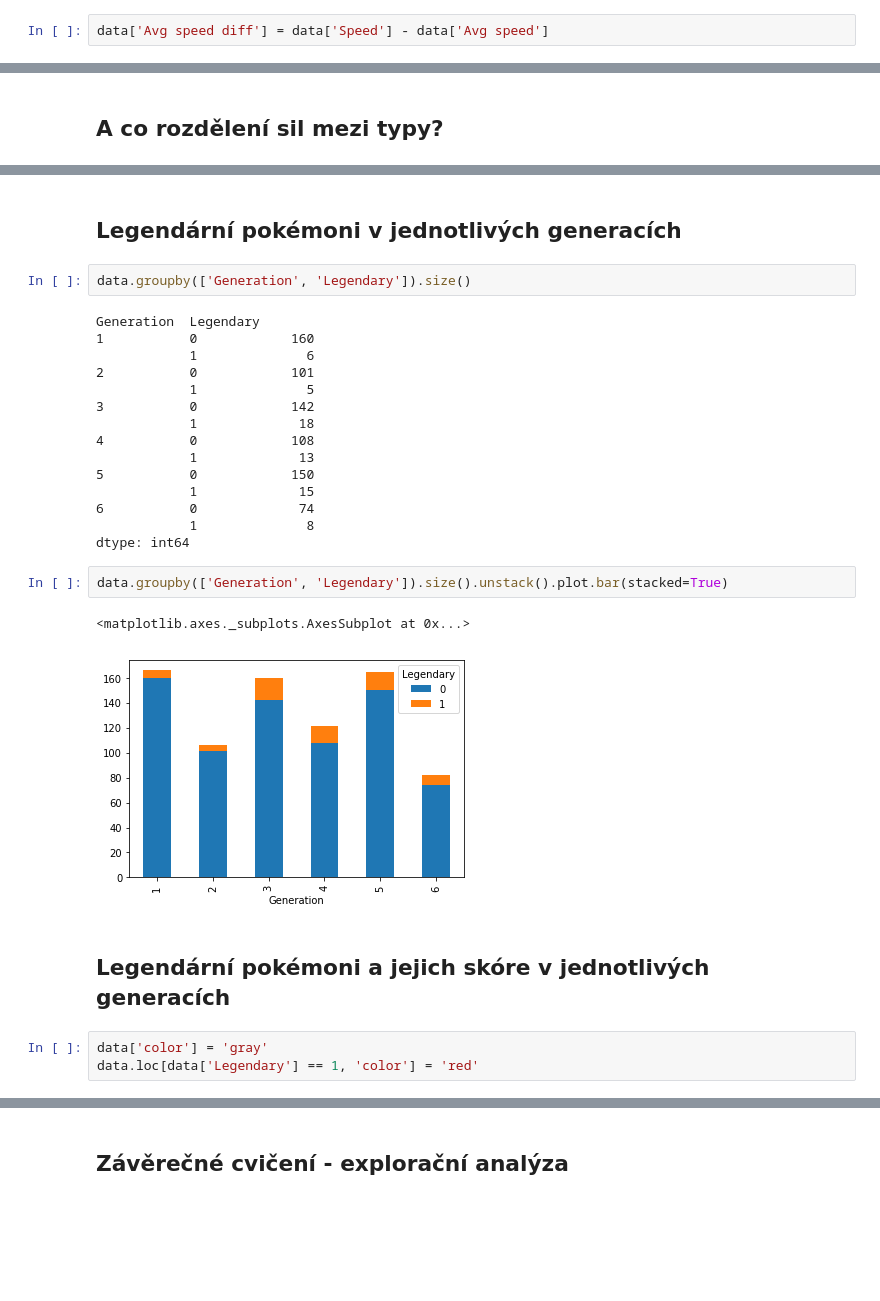
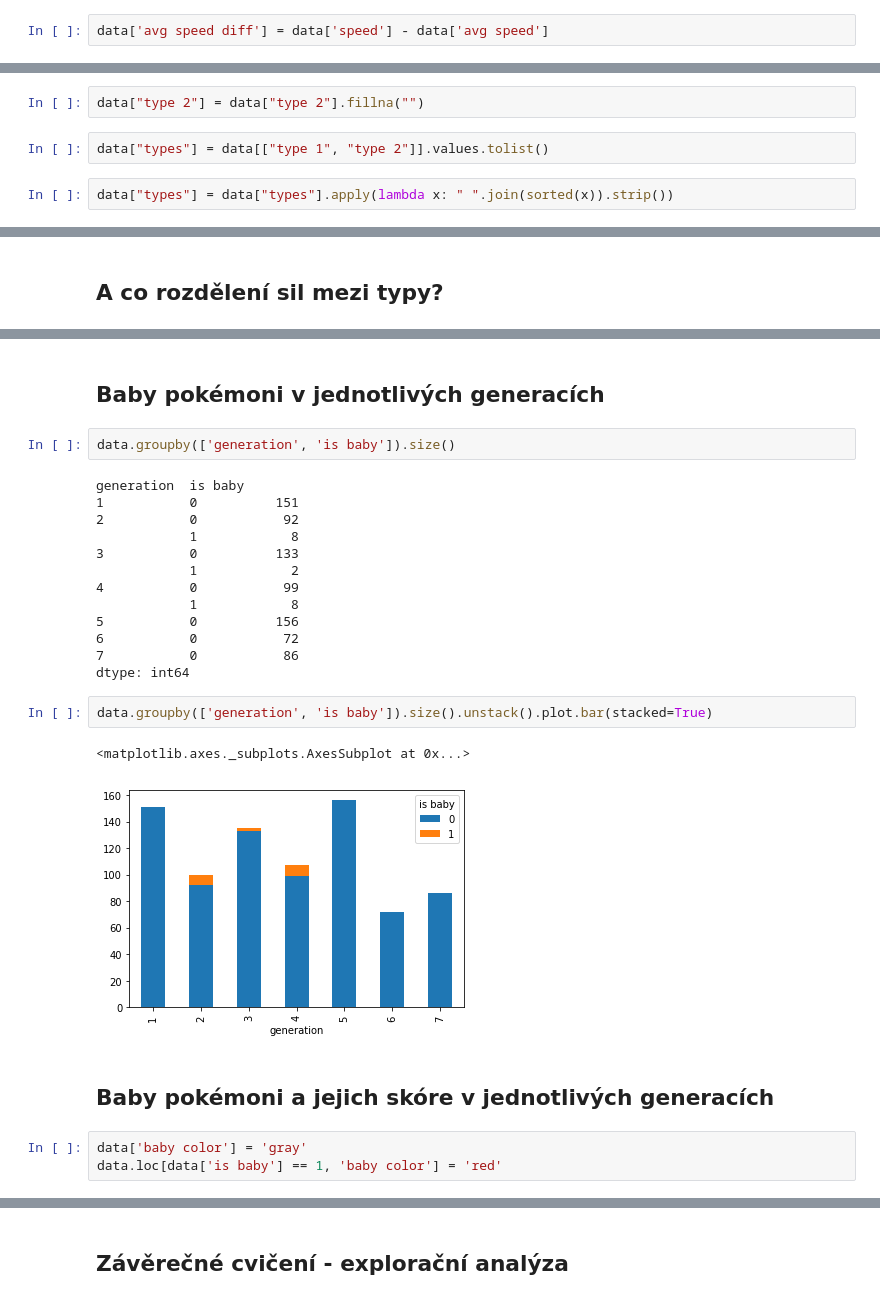
Before and after one commit to frenzymadness/Data_analysis_workshop, a Jupyter notebook: datova analyza.ipynb, the cells around one changed output, grey strips where cells are left out. Drawn from its saved outputs; the diff is of its cells as text; blank space fills up the shorter version.

Commit message:
New version of data analysis

```diff
--- a/datova analyza.ipynb
+++ b/datova analyza.ipynb
@@ -630,5 +513,5 @@ data['Avg speed'] = data['Speed'].mean()
 # %%
-data['Avg speed diff'] = data['Speed'] - data['Avg speed']
+data['avg speed diff'] = data['speed'] - data['avg speed']
 # %%
 data.head()
 # %% [output]
@@ -645,0 +584,6 @@ data.groupby('Generation').mean().plot.bar(y='Avg speed diff')
+# %%
+data["type 2"] = data["type 2"].fillna("")
+# %%
+data["types"] = data[["type 1", "type 2"]].values.tolist()
+# %%
+data["types"] = data["types"].apply(lambda x: " ".join(sorted(x)).strip())
@@ -712,30 +702,28 @@ bez_duplicit.boxplot(column='Total', by='Type 1', rot=90)
 # %% [markdown]
-## Legendární pokémoni v jednotlivých generacích
+## Baby pokémoni v jednotlivých generacích
 # %%
-data.groupby(['Generation', 'Legendary']).size()
+data.groupby(['generation', 'is baby']).size()
 # %% [output]
-Generation  Legendary
-1           0            160
-            1              6
-2           0            101
-            1              5
-3           0            142
-            1             18
-4           0            108
-            1             13
-5           0            150
-            1             15
-6           0             74
-            1              8
+generation  is baby
+1           0          151
+2           0           92
+            1            8
+3           0          133
+            1            2
+4           0           99
+            1            8
+5           0          156
+6           0           72
+7           0           86
 dtype: int64
 # %%
-data.groupby(['Generation', 'Legendary']).size().unstack().plot.bar(stacked=True)
+data.groupby(['generation', 'is baby']).size().unstack().plot.bar(stacked=True)
 # %% [output]
 <matplotlib.axes._subplots.AxesSubplot at 0x...>
-[figure, old version]
+[figure, new version]
 # %% [markdown]
-## Legendární pokémoni a jejich skóre v jednotlivých generacích
+## Baby pokémoni a jejich skóre v jednotlivých generacích
 # %%
-data['color'] = 'gray'
-data.loc[data['Legendary'] == 1, 'color'] = 'red'
+data['baby color'] = 'gray'
+data.loc[data['is baby'] == 1, 'baby color'] = 'red'
 # %%
```
Also changed, not shown: parts of 131 cells of this notebook, 1 other file.
